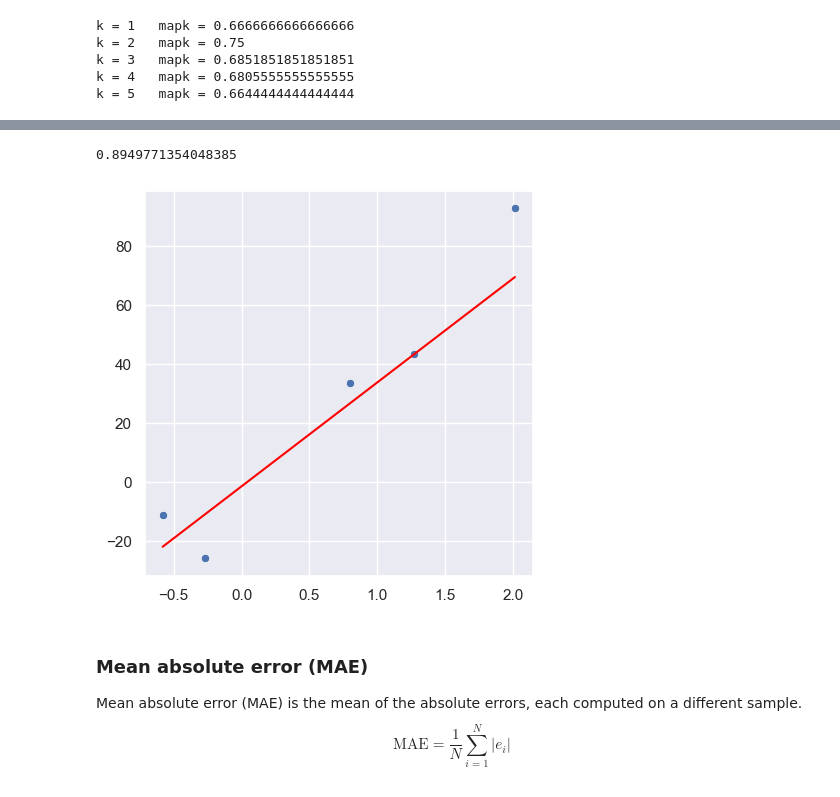
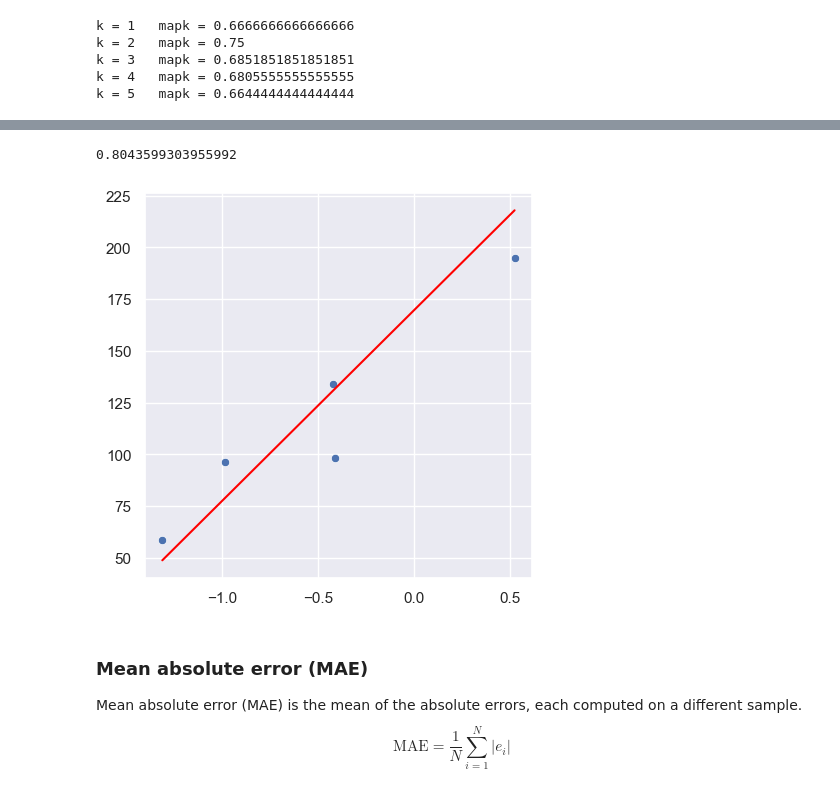
Before and after one commit to Edoch94/AAAMLP-notes, a Jupyter notebook: 2_evaluation_metrics.ipynb, the cells around one changed output, grey strips where cells are left out. Cells and saved outputs as stored; diff of their text form; code cells hidden in the pictures.

Commit message:
regression metrics almost completed

```diff
--- a/2_evaluation_metrics.ipynb
+++ b/2_evaluation_metrics.ipynb
@@ -556,31 +568,33 @@ To show the different regression metrics, a simple linear regression model is fi
 # %%
 from sklearn.datasets import make_regression
 import seaborn as sns
 import matplotlib.pyplot as plt
 from sklearn.linear_model import LinearRegression
 from sklearn.model_selection import train_test_split
 import pandas as pd
+import numpy as np
 
 X,y = make_regression(n_samples=100,n_features=1,n_informative=1,noise=15)
+y += np.abs(y.min()) # This value shift is done so that the targets are all positive, otherwise metrics based on log errors could not be computed
 X_train, X_test, y_train, y_test = train_test_split(X,y,test_size=5,shuffle=True)
 regressor = LinearRegression()
 regressor.fit(X_train,y_train)
 y_pred = regressor.predict(X_test)
 y_true = y_test
 score = regressor.score(X_test,y_test)
 
 X_plot = pd.Series(X_test.ravel())
 y_true_plot = pd.Series(y_test)
 y_pred_plot = pd.Series(y_pred)
 
 sns.set_theme()
 fig, ax = plt.subplots(1,1,figsize=(5,5))
 sns.scatterplot(x=X_test.ravel(),y=y_test,ax=ax)
 sns.lineplot(x=X_test.ravel(),y=y_pred,ax=ax,color='red')
 print(score)
 # %% [output]
-0.8949771354048385
+0.8043599303955992
-[figure, old version]
+[figure, new version]
 # %% [markdown]
 ### Mean absolute error (MAE)
 Mean absolute error (MAE) is the mean of the absolute errors, each computed on a different sample.
```
Also changed, not shown: parts of 7 cells of this notebook.
